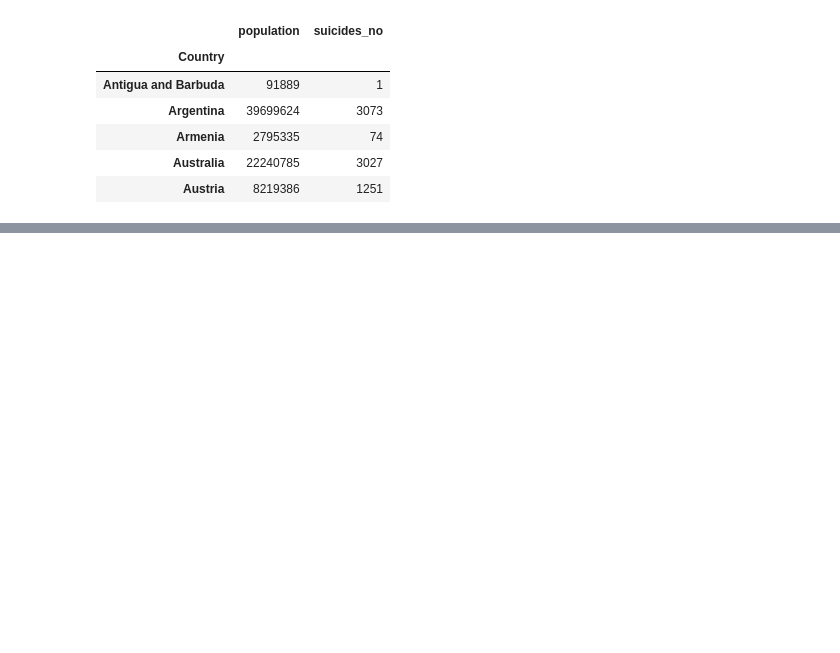
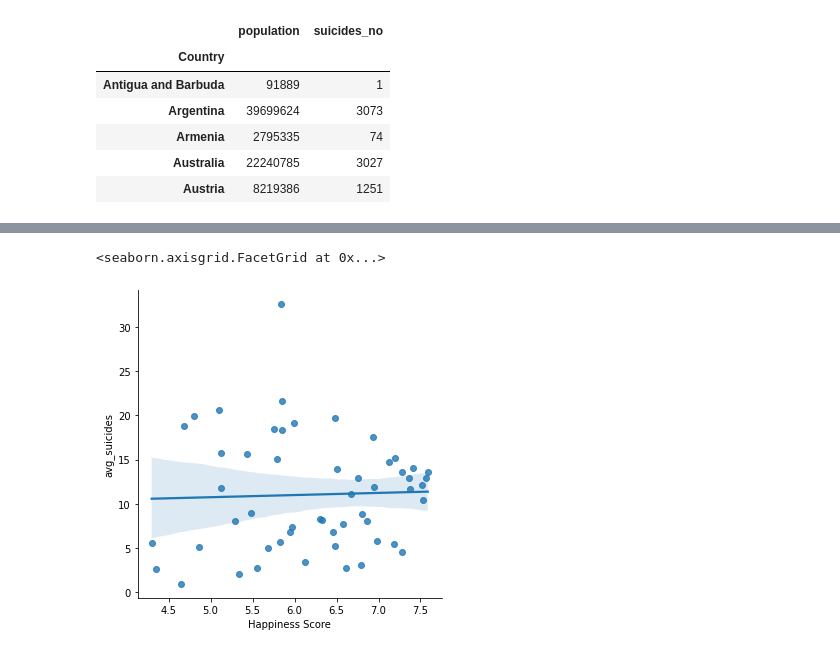
Before and after one commit to rashmirekha27/Team_suicide_squad, a Jupyter notebook: Team_suicide.ipynb, the cells around one changed output, grey strips where cells are left out. Saved outputs shown, nothing was run; the diff lists cells and outputs as text; code cells hidden in the pictures; blank space fills up the shorter version.

```diff
--- a/Team_suicide.ipynb
+++ b/Team_suicide.ipynb
@@ -208,0 +113,4 @@ happy_suicide_2015.head(5)
+# %%
+# new cleaned dataframe
+happy_suicide_2015_final = happy_suicide_2015[['Country', 'avg_suicides', 'Happiness Score', 'Economy (GDP per Capita)', 'Family', 'Health (Life Expectancy)', 'Freedom', 'Trust (Government Corruption)']]
+happy_suicide_2015_final.head(5)
@@ -208,0 +127,6 @@ happy_suicide_2015.head(5)
+# %%
+# Happiness Score vs Average Suicides Scatter Plot
+sns.lmplot(x="Happiness Score", y="avg_suicides", data=happy_suicide_2015_final)
+# %% [output]
+<seaborn.axisgrid.FacetGrid at 0x...>
+[figure, added]
```
Also changed, not shown: parts of 14 cells of this notebook, 2 other files.
